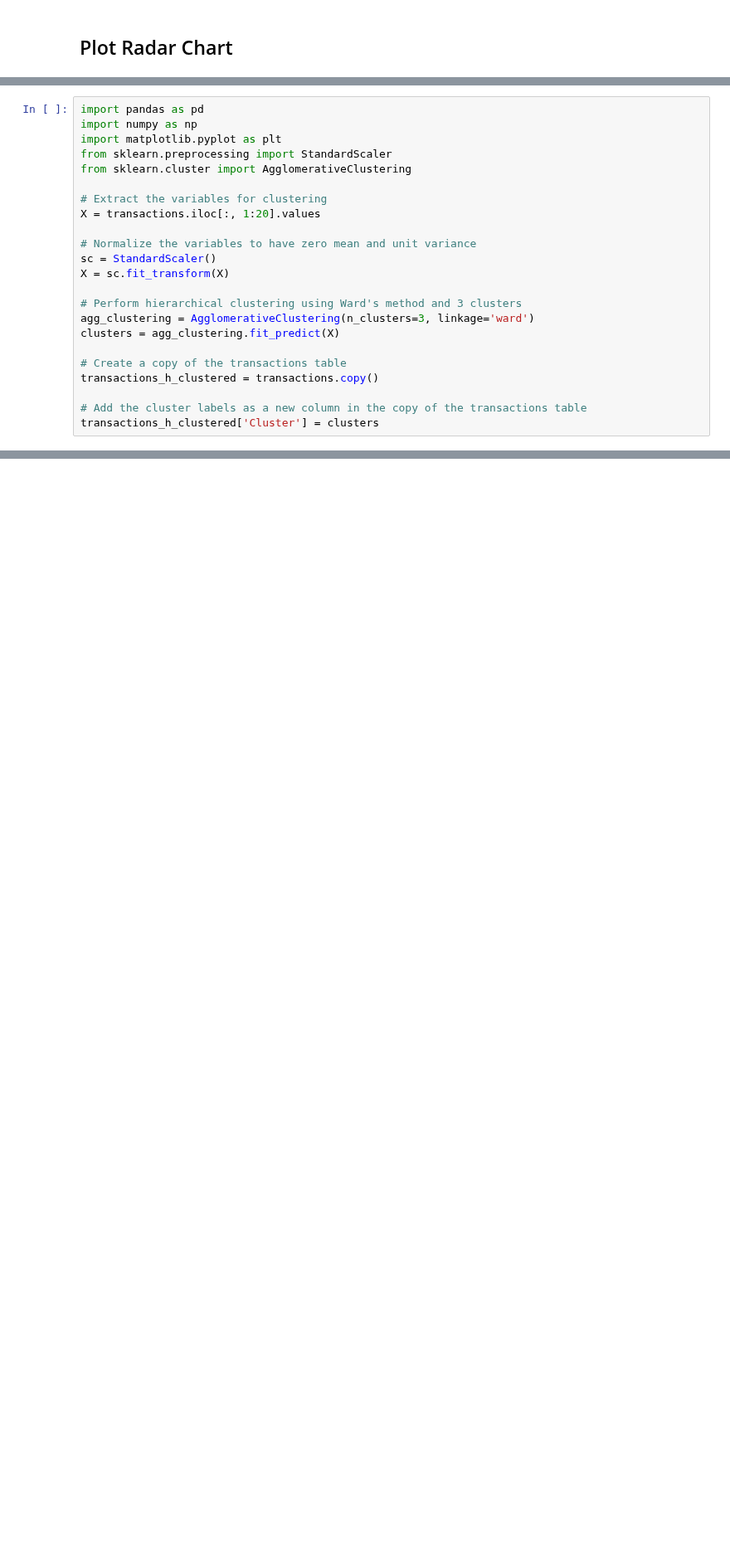
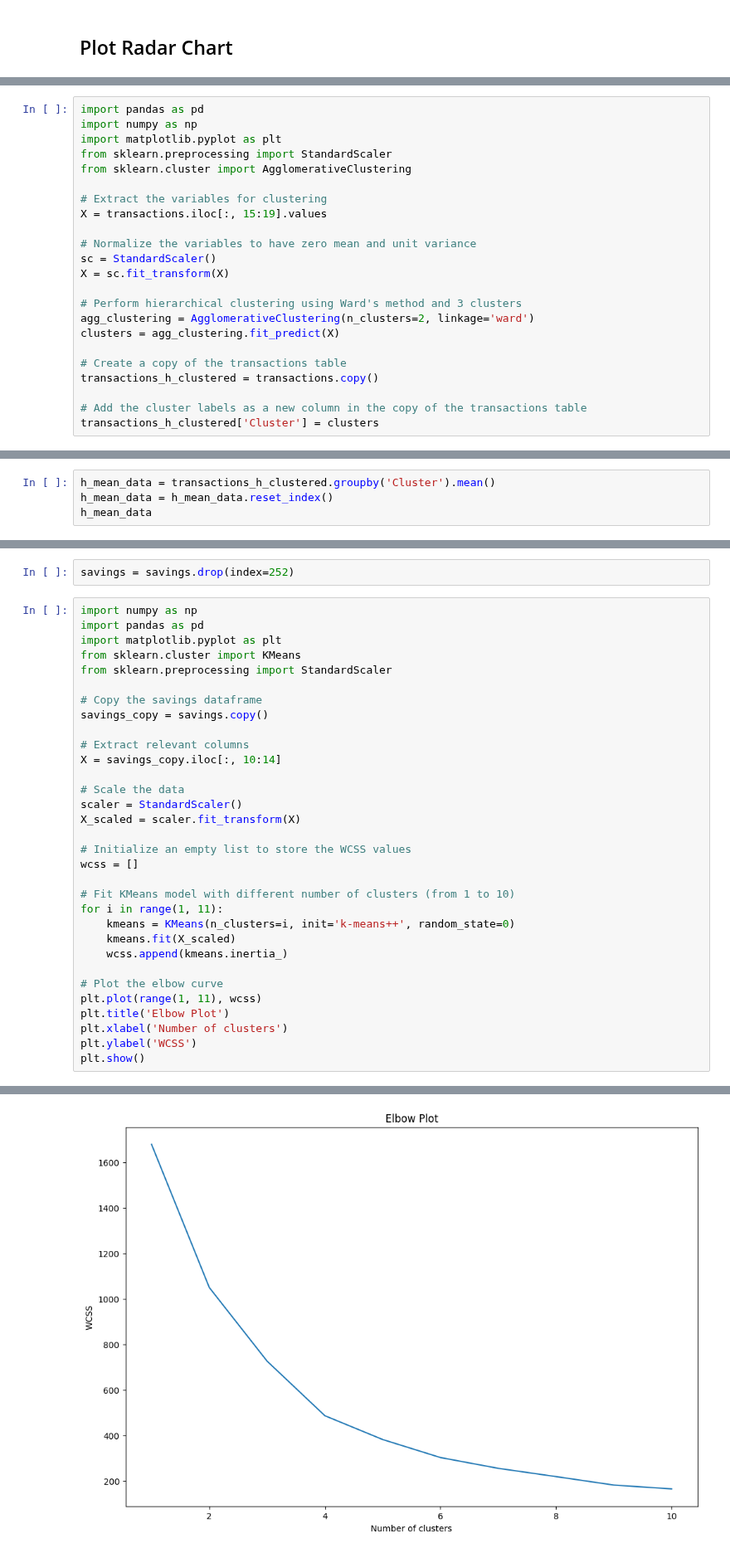
Before and after one commit to btmarsh6/mini-project-III, a Jupyter notebook: Brittany_Good_Clusters.ipynb, the cells around one changed output, grey strips where cells are left out. Shown at 83% size. Cells and saved outputs as stored; diff of their text form; blank space fills up the shorter version.

```diff
--- a/Brittany_Good_Clusters.ipynb
+++ b/Brittany_Good_Clusters.ipynb
@@ -226,14 +227,14 @@ from sklearn.preprocessing import StandardScaler
 from sklearn.cluster import AgglomerativeClustering
 
 # Extract the variables for clustering
-X = transactions.iloc[:, 1:20].values
+X = transactions.iloc[:, 15:19].values
 
 # Normalize the variables to have zero mean and unit variance
 sc = StandardScaler()
 X = sc.fit_transform(X)
 
 # Perform hierarchical clustering using Ward's method and 3 clusters
-agg_clustering = AgglomerativeClustering(n_clusters=3, linkage='ward')
+agg_clustering = AgglomerativeClustering(n_clusters=2, linkage='ward')
 clusters = agg_clustering.fit_predict(X)
 
 # Create a copy of the transactions table
@@ -259,0 +245,4 @@ transactions_h_clustered
+# %%
+h_mean_data = transactions_h_clustered.groupby('Cluster').mean()
+h_mean_data = h_mean_data.reset_index()
+h_mean_data
@@ -259,0 +292,35 @@ transactions_h_clustered
+# %%
+savings = savings.drop(index=252)
+# %%
+import numpy as np
+import pandas as pd
+import matplotlib.pyplot as plt
+from sklearn.cluster import KMeans
+from sklearn.preprocessing import StandardScaler
+
+# Copy the savings dataframe
+savings_copy = savings.copy()
+
+# Extract relevant columns
+X = savings_copy.iloc[:, 10:14]
+
+# Scale the data
+scaler = StandardScaler()
+X_scaled = scaler.fit_transform(X)
+
+# Initialize an empty list to store the WCSS values
+wcss = []
+
+# Fit KMeans model with different number of clusters (from 1 to 10)
+for i in range(1, 11):
+    kmeans = KMeans(n_clusters=i, init='k-means++', random_state=0)
+    kmeans.fit(X_scaled)
+    wcss.append(kmeans.inertia_)
+
+# Plot the elbow curve
+plt.plot(range(1, 11), wcss)
+plt.title('Elbow Plot')
+plt.xlabel('Number of clusters')
+plt.ylabel('WCSS')
+plt.show()
+# %% [output]
@@ -259,0 +344 @@ transactions_h_clustered
+[figure, added]
```
Also changed, not shown: parts of 22 cells of this notebook, 1 other file.
